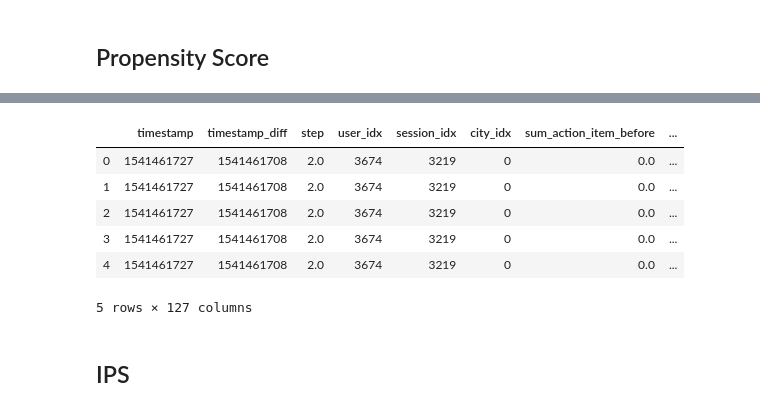
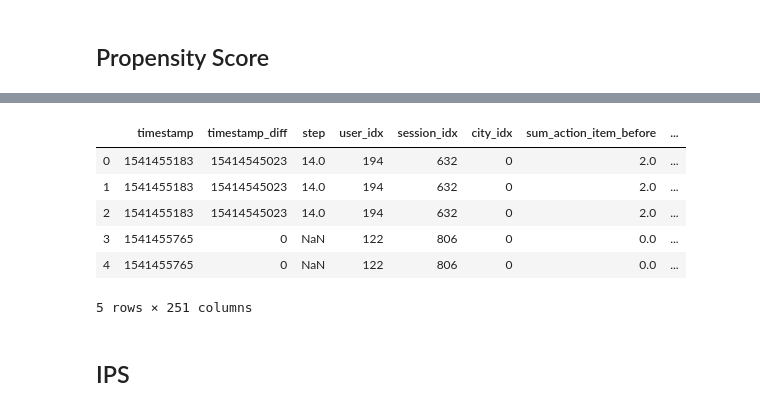
Before and after one commit to deeplearningbrasil/mars-gym, a Jupyter notebook: notebooks/Análise PS (MS).ipynb, the cells around one changed output, grey strips where cells are left out. Saved outputs shown, nothing was run; the diff lists cells and outputs as text; code cells hidden in the pictures.

```diff
--- a/notebooks/Análise PS (MS).ipynb
+++ b/notebooks/Análise PS (MS).ipynb
@@ -24,23 +34,24 @@ TrivagoLogisticModelTraining_selu____200_f036a0f1fa_bb9b12fc38_ps_model
 # %%
+# BCE
+df_bce = dd.read_csv('../../deep-reco-gym/output/evaluation/EvaluateTrivagoTestSetPredictions/results/TrivagoLogisticModelTraining_selu____model_2f3d4a7009_1d904d1044_ps_model/df_offpolicy.csv').compute()
+
 # CRM
-df_crm = dd.read_csv('../../deep-reco-gym/output/evaluation/EvaluateTrivagoModelTestSetPredictions/results/TrivagoLogisticModelTraining_selu____200_c5c7d72ea0_312ee91e2b_ps_model/df_offpolicy.csv').compute()
+df_crm = dd.read_csv('../../deep-reco-gym/output/evaluation/EvaluateTrivagoTestSetPredictions/results/TrivagoLogisticModelTraining_selu____model_57eb2a07b1_919750b420_ps_model/df_offpolicy.csv').compute()
 
-# BCE
-df_bce = dd.read_csv('../../deep-reco-gym/output/evaluation/EvaluateTrivagoModelTestSetPredictions/results/TrivagoLogisticModelTraining_selu____200_f036a0f1fa_bb9b12fc38_ps_model/df_offpolicy.csv').compute()
 
 df_crm['ps_i'] = df_crm.apply(lambda row: int(row['item_idx'] == row['item_idx_action']), axis=1)
 df_bce['ps_i'] = df_bce.apply(lambda row: int(row['item_idx'] == row['item_idx_action']), axis=1)
 
 df = df_bce
 df.head()
 # %% [output]
 |  | timestamp | timestamp_diff | step | user_idx | session_idx | city_idx | sum_action_item_before | ... |
-| 0 | 1541461727 | 1541461708 | 2.0 | 3674 | 3219 | 0 | 0.0 | ... |
-| 1 | 1541461727 | 1541461708 | 2.0 | 3674 | 3219 | 0 | 0.0 | ... |
-| 2 | 1541461727 | 1541461708 | 2.0 | 3674 | 3219 | 0 | 0.0 | ... |
-| 3 | 1541461727 | 1541461708 | 2.0 | 3674 | 3219 | 0 | 0.0 | ... |
-| 4 | 1541461727 | 1541461708 | 2.0 | 3674 | 3219 | 0 | 0.0 | ... |
+| 0 | 1541455183 | 15414545023 | 14.0 | 194 | 632 | 0 | 2.0 | ... |
+| 1 | 1541455183 | 15414545023 | 14.0 | 194 | 632 | 0 | 2.0 | ... |
+| 2 | 1541455183 | 15414545023 | 14.0 | 194 | 632 | 0 | 2.0 | ... |
+| 3 | 1541455765 | 0 | NaN | 122 | 806 | 0 | 0.0 | ... |
+| 4 | 1541455765 | 0 | NaN | 122 | 806 | 0 | 0.0 | ... |
-5 rows × 127 columns
+5 rows × 251 columns
 # %% [markdown]
 ## IPS
 # %%
```
Also changed, not shown: parts of 46 cells of this notebook, 9 other files.
